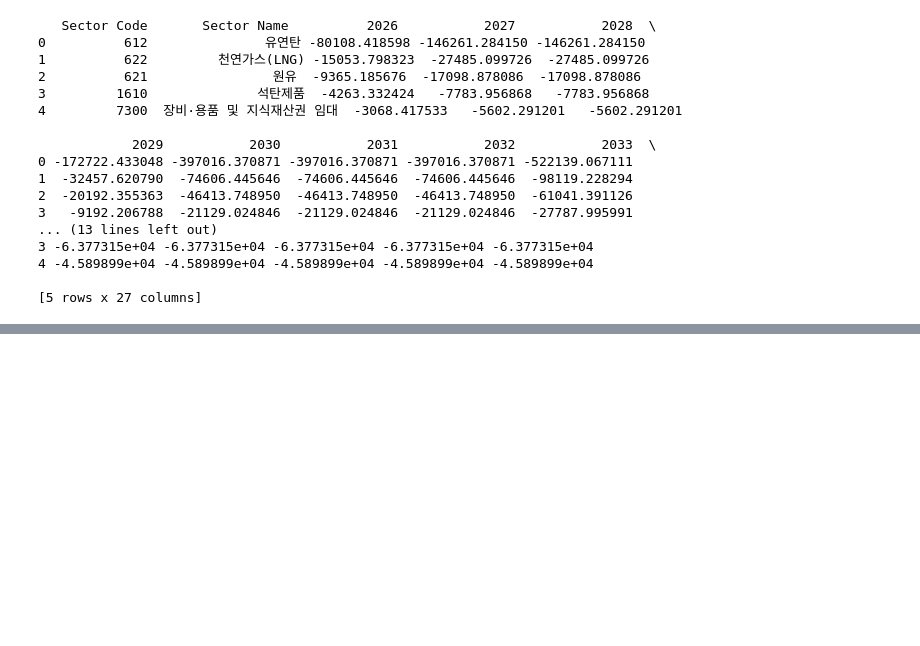
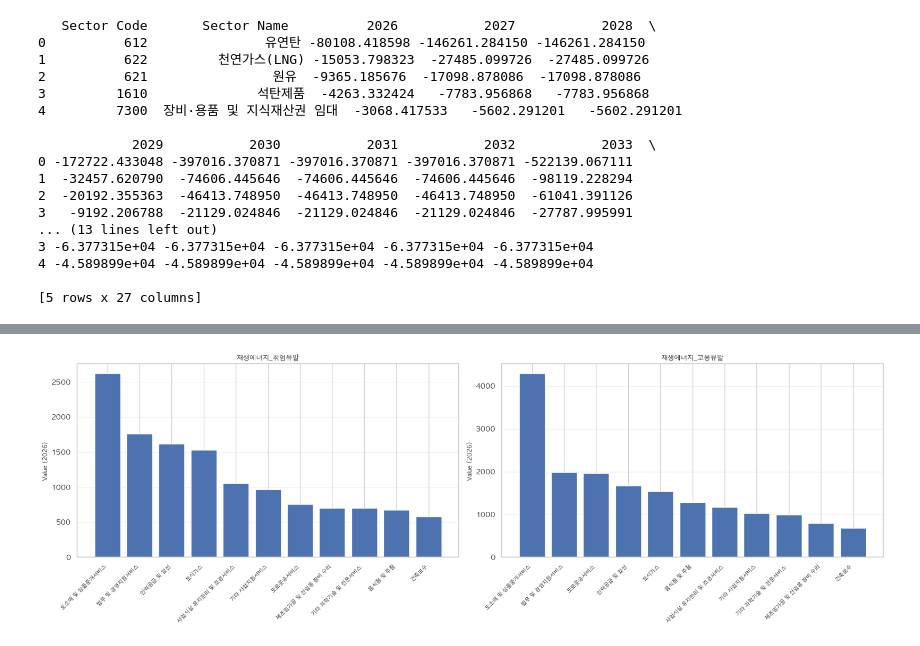
Before and after one commit to PLANiT-Institute/steel_iotable, a Jupyter notebook: visualisation copy.ipynb, the cells around one changed output, grey strips where cells are left out. Saved outputs shown, nothing was run; the diff lists cells and outputs as text; code cells hidden in the pictures; blank space fills up the shorter version.

```diff
--- a/visualisation copy.ipynb
+++ b/visualisation copy.ipynb
@@ -162,0 +109,16 @@ plt.show()
+# %%
+# Excel 파일의 모든 시트 이름 확인
+xl_file = pd.ExcelFile('data/combined_scenario_data.xlsx')
+sheet_names = xl_file.sheet_names
+print("Available sheets:")
+for sheet in sheet_names:
+    print(f"  - {sheet}")
+
+# 1610이 포함되고 'indirect', 'import', 'value_added'가 포함된 시트 필터링
+target_keywords = ['고용', '취업']
+filtered_sheets = [sheet for sheet in sheet_names
+                   if '재생에너지' in sheet and any(keyword in sheet.lower() for keyword in target_keywords)]
+
+print(f"\nFiltered sheets:")
+for sheet in filtered_sheets:
+    print(f"  - {sheet}")
@@ -162,0 +141,30 @@ plt.show()
+# %%
+# 각 시트에서 2-12행, 2026년 열 데이터 추출 및 시각화
+fig, axes = plt.subplots(1, len(filtered_sheets), figsize=(18, 6))
+
+# 시트가 하나일 경우를 대비해 axes를 리스트로 변환
+if len(filtered_sheets) == 1:
+    axes = [axes]
+
+for idx, sheet_name in enumerate(filtered_sheets):
+    # 데이터 읽기
+    df = pd.read_excel('data/combined_scenario_data.xlsx', sheet_name=sheet_name)
+
+    # 2-12행 (인덱스 1-11), 2026년 열 추출
+    data_subset = df.iloc[1:12]
+    sector_names = data_subset['Sector Name'].values
+    values_2026 = data_subset['2026'].values
+
+    # Column chart 그리기
+    axes[idx].bar(range(len(values_2026)), values_2026)
+    axes[idx].set_xticks(range(len(sector_names)))
+    axes[idx].set_xticklabels(sector_names, rotation=45, ha='right', fontsize=8)
+    axes[idx].set_title(sheet_name, fontsize=10)
+    axes[idx].set_ylabel('Value (2026)', fontsize=9)
+    axes[idx].grid(axis='y', alpha=0.3)
+
+plt.tight_layout()
+plt.savefig('output/aggregated_4506_charts_job.png', dpi=300, bbox_inches='tight')
+plt.show()
+# %% [output]
+[figure, added]
```
Also changed, not shown: parts of 9 cells of this notebook, 9 other files.
